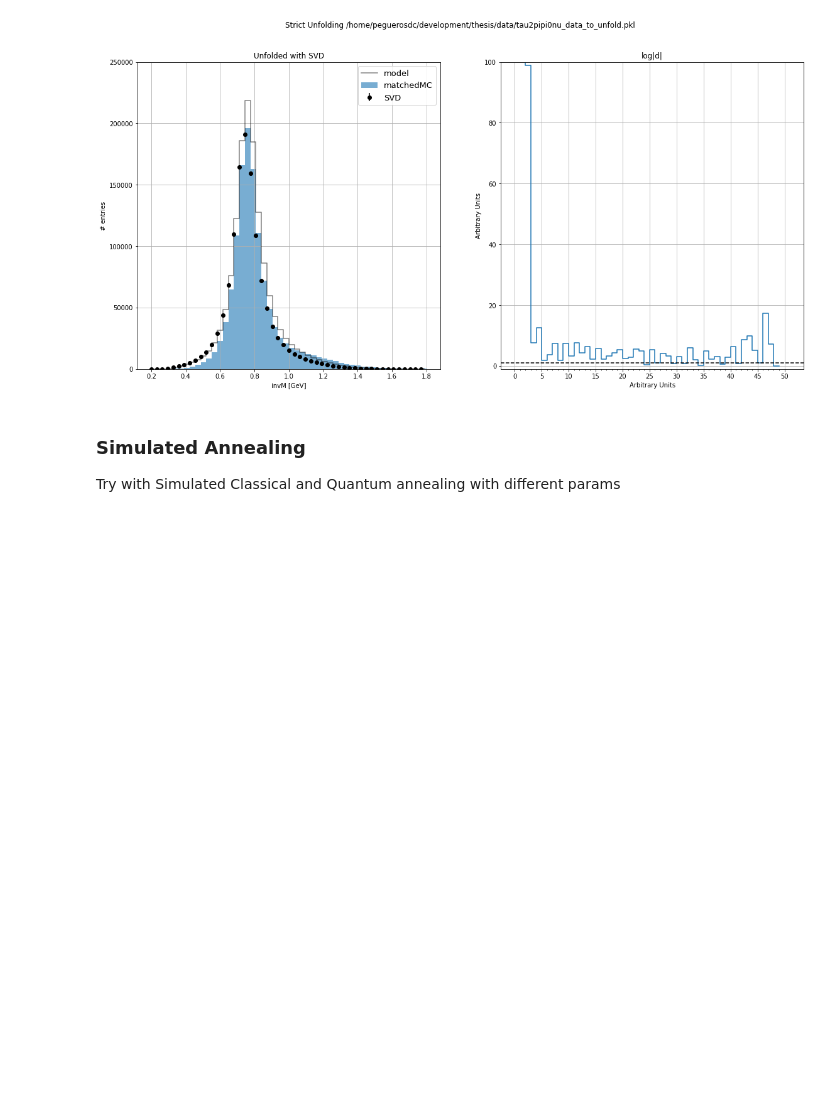
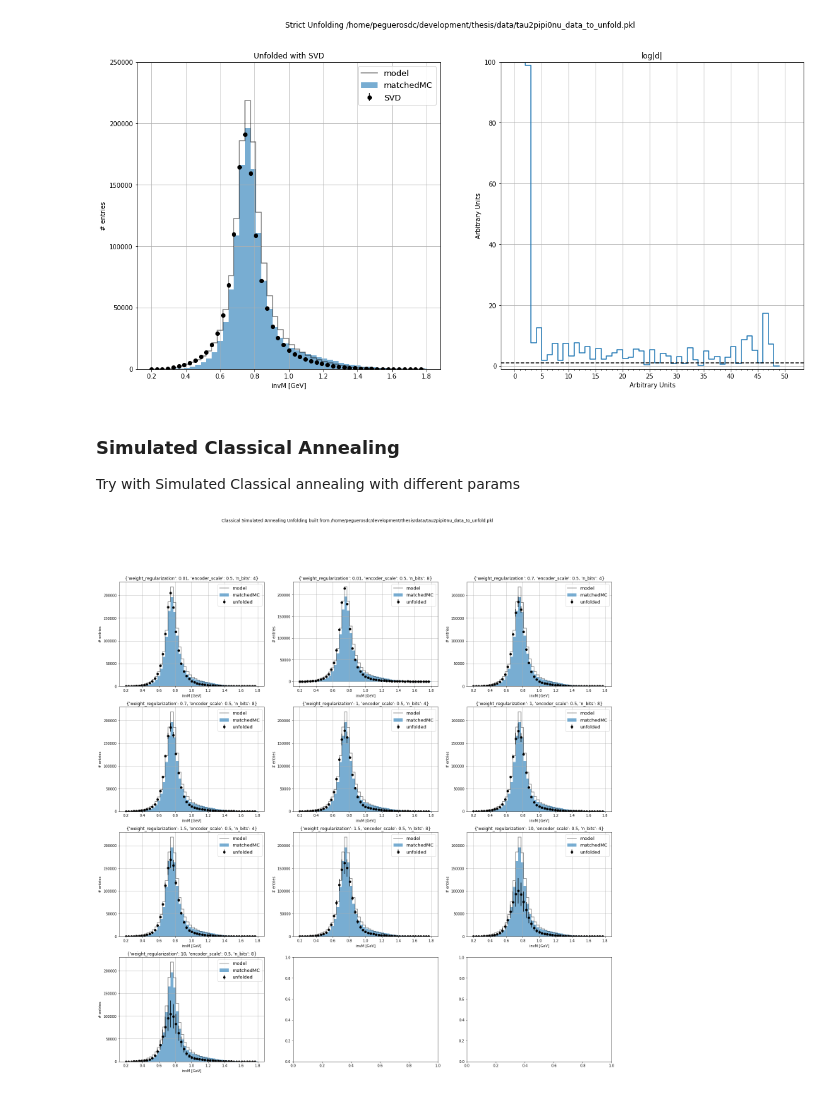
Before and after one commit to peguerosdc/unfolding_benchmark, a Jupyter notebook: tau2pipi0nu_unfolding.ipynb, the cells around one changed output. Cells and saved outputs as stored; diff of their text form; code cells hidden in the pictures; blank space fills up the shorter version.

Commit message:
Unfolding with statistical error

```diff
--- a/tau2pipi0nu_unfolding.ipynb
+++ b/tau2pipi0nu_unfolding.ipynb
@@ -185,7 +185,7 @@ nbins, rmin, rmax = config["hist"]["nbins"], config["hist"]["rmin"], config["his
 
 # Perform the weak unfolding just for reference
 unfolder = Unfolder(data_weak_invM, statcov_weak, truth, reco, R)
-annealing_result = unfolder.unfold(SimulatedAnnealingBackend(4, 100, weight_regularization=0.7,rescale=True))
+annealing_result = unfolder.unfold(SimulatedAnnealingBackend(4, 100, weight_regularization=0.7))
 svd_backend = SVDBackend(5, rmin, rmax)
 svd_result = unfolder.unfold(svd_backend)
 # %% [output]
@@ -316,5 +299,5 @@ k_ax.set_ylim(-1, 100)
 (-1.0, 100.0)
 [figure]
 # %% [markdown]
-### Simulated Annealing
-Try with Simulated Classical and Quantum annealing with different params
+### Simulated Classical Annealing
+Try with Simulated Classical annealing with different params
@@ -320,0 +325,30 @@ Try with Simulated Classical and Quantum annealing with different params
+# %%
+# Build the plots grid to show them
+n_cols = 3
+axis = truth_bins[:-1]
+n_models = len(models)
+fig, axs = plt.subplots(n_models//n_cols if n_models%n_cols==0 else n_models//n_cols + 1, n_cols, figsize=(25, 25))
+axs = axs.reshape(-1)
+fig.suptitle(f"Classical Simulated Annealing Unfolding built from {config['histograms_path']}")
+
+# Plot
+for i, (model, result) in enumerate(zip(models, results)):
+    # plot
+    res_ax = axs[i]
+    res_ax.step(truth_hist.axes[0].centers, truth_hist.view(), color="black", label="model", where="mid", alpha=0.5)
+    res_ax.bar(hist_strict_invM_mc.axes[0].centers, hist_strict_invM_mc.view(), width=hist_strict_invM_mc.axes[0].widths, label="matchedMC", alpha=0.6)
+    res_ax.errorbar(
+        axis,
+        result.solution,
+        yerr=result.error,
+        fmt="o",
+        color="black",
+        label="unfolded",
+    )
+    res_ax.legend(prop={"size": 13})
+    res_ax.grid()
+    res_ax.set_title(f"{model}")
+    res_ax.set_xlabel("invM [GeV]")
+    res_ax.set_ylabel("# entries")
+# %% [output]
+[figure, added]
```
Also changed, not shown: parts of 8 cells of this notebook, 2 other files.
